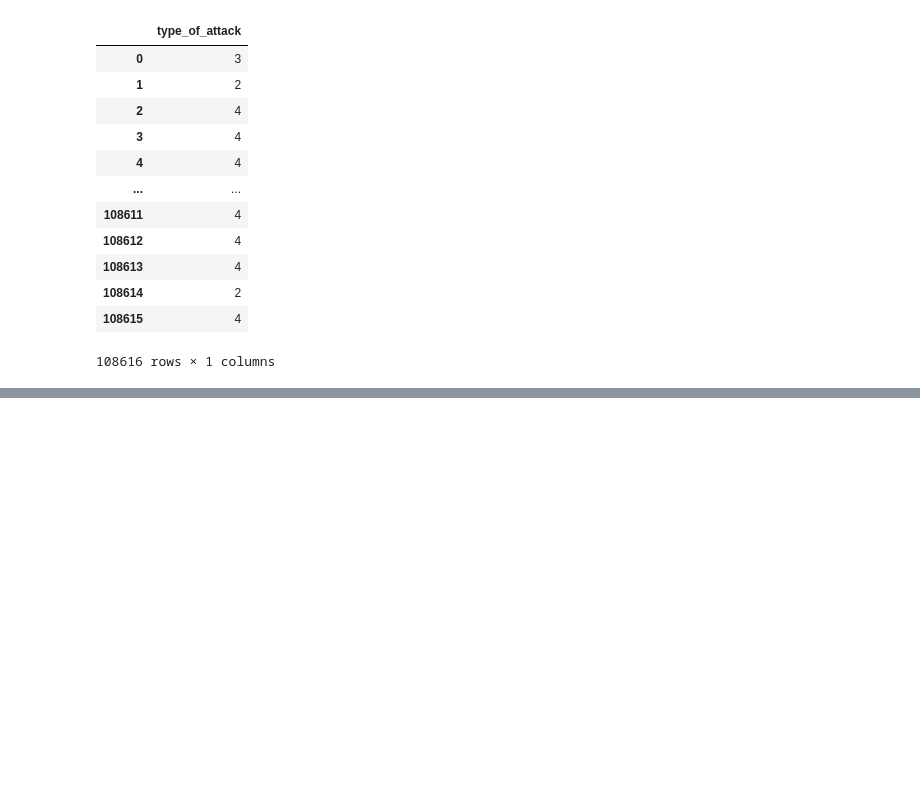
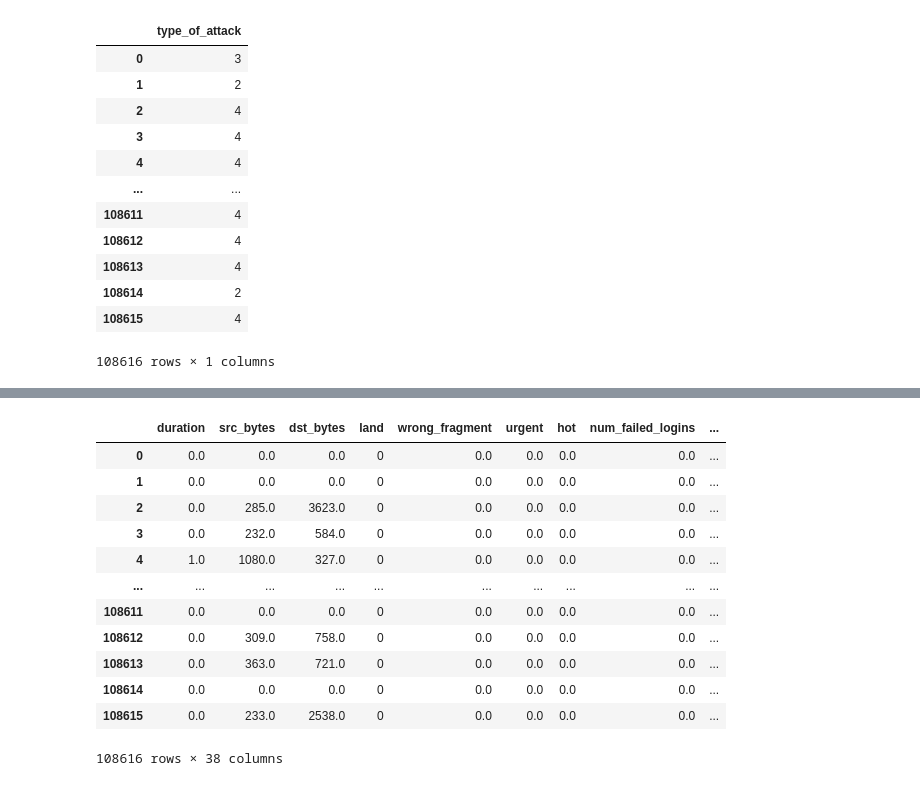
Before and after one commit to Jehoi-ga-ada/DAC-ITS-Preliminary-Round, a Jupyter notebook: model.ipynb, the cells around one changed output, grey strips where cells are left out. Cells and saved outputs as stored; diff of their text form; code cells hidden in the pictures; blank space fills up the shorter version.

```diff
--- a/model.ipynb
+++ b/model.ipynb
@@ -66,0 +69,4 @@ Now we have to encode the labels, for this dataset we will use mean encoding tec
+# %%
+categorical_columns = ['flag', 'service', 'protocol_type']
+categorical_feature = features_df[categorical_columns]
+categorical_feature
@@ -66,0 +128,16 @@ Now we have to encode the labels, for this dataset we will use mean encoding tec
+# %%
+features_df
+# %% [output]
+|  | duration | src_bytes | dst_bytes | land | wrong_fragment | urgent | hot | num_failed_logins | ... |
+| 0 | 0.0 | 0.0 | 0.0 | 0 | 0.0 | 0.0 | 0.0 | 0.0 | ... |
+| 1 | 0.0 | 0.0 | 0.0 | 0 | 0.0 | 0.0 | 0.0 | 0.0 | ... |
+| 2 | 0.0 | 285.0 | 3623.0 | 0 | 0.0 | 0.0 | 0.0 | 0.0 | ... |
+| 3 | 0.0 | 232.0 | 584.0 | 0 | 0.0 | 0.0 | 0.0 | 0.0 | ... |
+| 4 | 1.0 | 1080.0 | 327.0 | 0 | 0.0 | 0.0 | 0.0 | 0.0 | ... |
+| ... | ... | ... | ... | ... | ... | ... | ... | ... | ... |
+| 108611 | 0.0 | 0.0 | 0.0 | 0 | 0.0 | 0.0 | 0.0 | 0.0 | ... |
+| 108612 | 0.0 | 309.0 | 758.0 | 0 | 0.0 | 0.0 | 0.0 | 0.0 | ... |
+| 108613 | 0.0 | 363.0 | 721.0 | 0 | 0.0 | 0.0 | 0.0 | 0.0 | ... |
+| 108614 | 0.0 | 0.0 | 0.0 | 0 | 0.0 | 0.0 | 0.0 | 0.0 | ... |
+| 108615 | 0.0 | 233.0 | 2538.0 | 0 | 0.0 | 0.0 | 0.0 | 0.0 | ... |
+108616 rows × 38 columns
```
Also changed, not shown: parts of 30 cells of this notebook.
